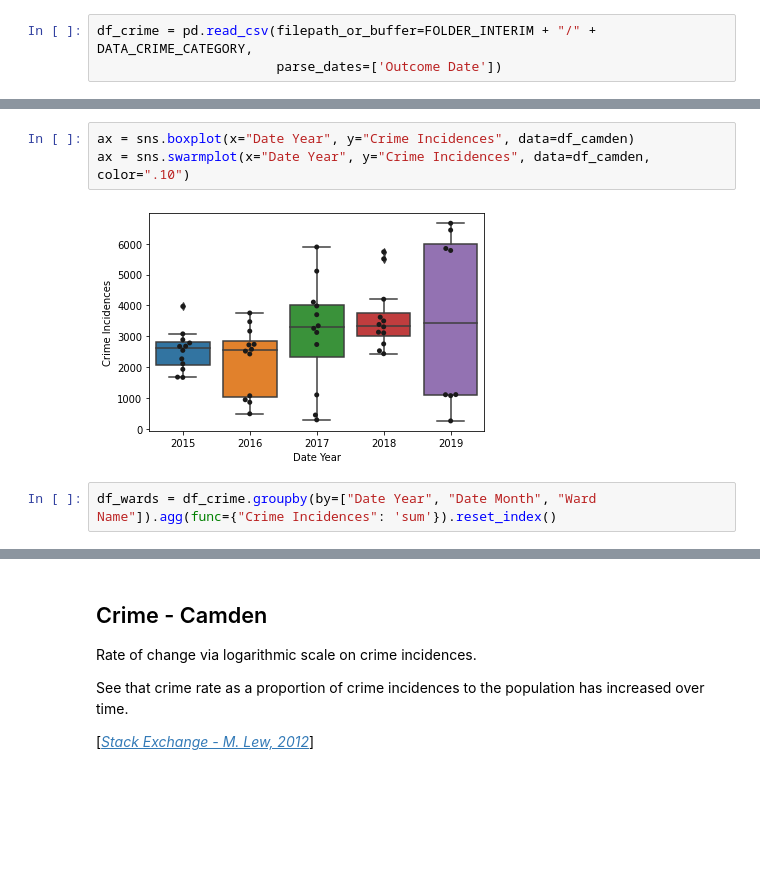
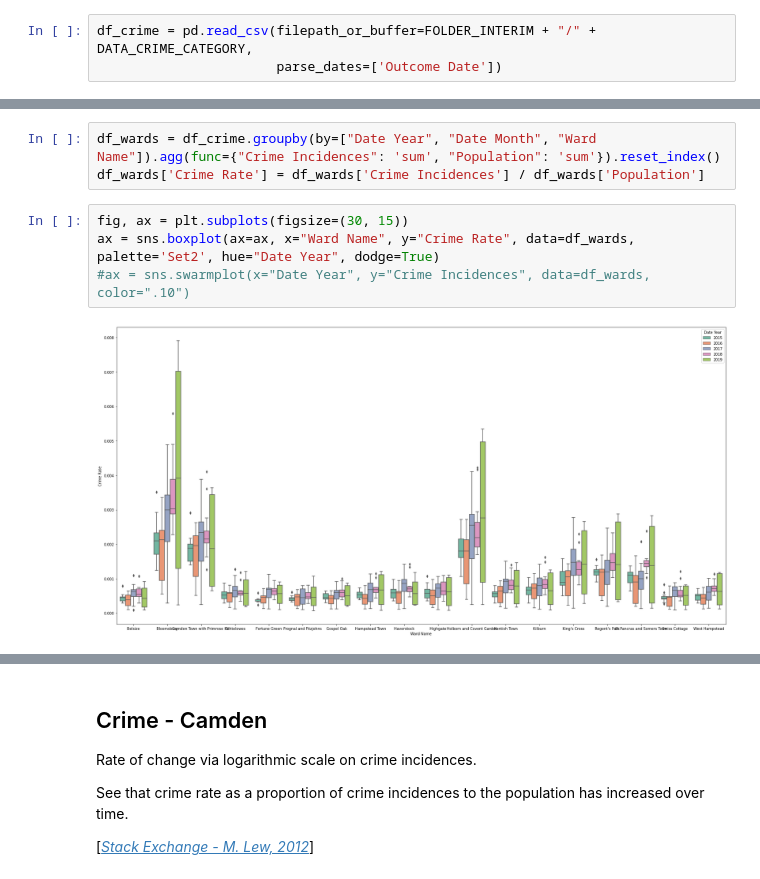
Before and after one commit to avisionh/camdencrime, a Jupyter notebook: notebooks/02_crime_category.ipynb, the cells around one changed output, grey strips where cells are left out. Cells and saved outputs as stored; diff of their text form; blank space fills up the shorter version.

```diff
--- a/notebooks/02_crime_category.ipynb
+++ b/notebooks/02_crime_category.ipynb
@@ -21,7 +106,9 @@ df_camden = df_crime.groupby(by=["Date Year", "Date Month"]).agg(func={"Crime In
+# %%
+df_wards = df_crime.groupby(by=["Date Year", "Date Month", "Ward Name"]).agg(func={"Crime Incidences": 'sum', "Population": 'sum'}).reset_index()
+df_wards['Crime Rate'] = df_wards['Crime Incidences'] / df_wards['Population']
 # %%
-ax = sns.boxplot(x="Date Year", y="Crime Incidences", data=df_camden)
-ax = sns.swarmplot(x="Date Year", y="Crime Incidences", data=df_camden, color=".10")
+fig, ax = plt.subplots(figsize=(30, 15))
+ax = sns.boxplot(ax=ax, x="Ward Name", y="Crime Rate", data=df_wards, palette='Set2', hue="Date Year", dodge=True)
+#ax = sns.swarmplot(x="Date Year", y="Crime Incidences", data=df_wards, color=".10")
 # %% [output]
-[figure, old version]
+[figure, new version]
-# %%
-df_wards = df_crime.groupby(by=["Date Year", "Date Month", "Ward Name"]).agg(func={"Crime Incidences": 'sum'}).reset_index()
```
Also changed, not shown: parts of 16 cells of this notebook.
